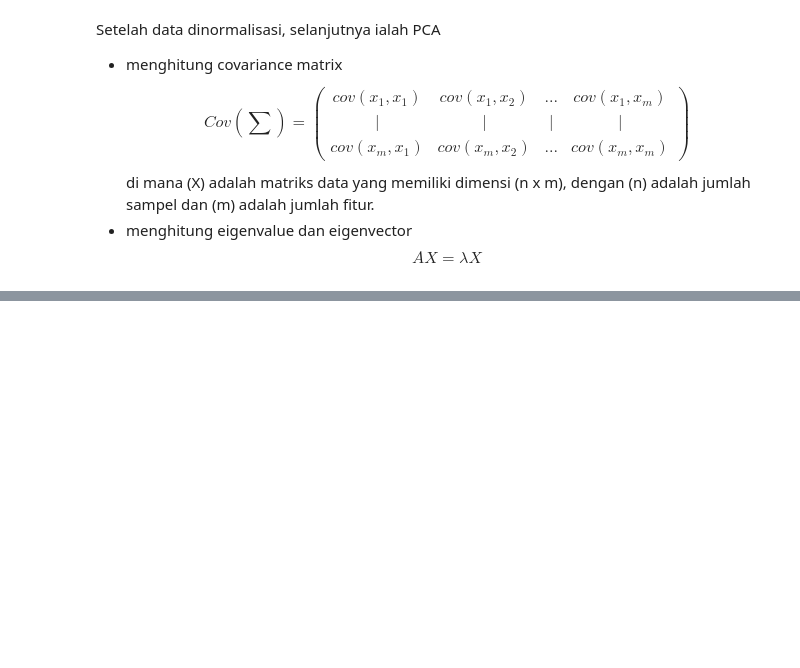
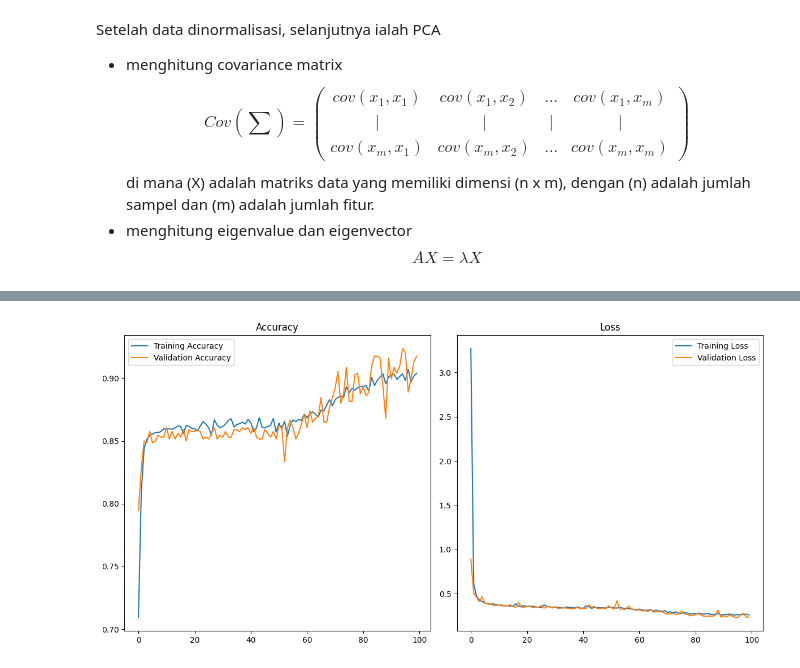
Before and after one commit to GreyWard/churn_prediction_rf, a Jupyter notebook: miketest.ipynb, the cells around one changed output, grey strips where cells are left out. Saved outputs shown, nothing was run; the diff lists cells and outputs as text; code cells hidden in the pictures; blank space fills up the shorter version.

```diff
--- a/miketest.ipynb
+++ b/miketest.ipynb
@@ -178,0 +232,33 @@ def do_pca(data, n_components):
+# %%
+import matplotlib.pyplot as plt
+
+# Print the accuracy and loss
+train_acc = history.history['accuracy']
+train_loss = history.history['loss']
+
+val_acc = history.history['val_accuracy']
+val_loss = history.history['val_loss']
+
+print(f'Training Accuracy: {train_acc[-1]}')
+print(f'Training Loss: {train_loss[-1]}')
+print(f'Validation Accuracy: {val_acc[-1]}')
+print(f'Validation Loss: {val_loss[-1]}')
+
+# Plot the accuracy
+plt.figure(figsize=(12, 6))
+plt.subplot(1, 2, 1)
+plt.plot(train_acc, label='Training Accuracy')
+plt.plot(val_acc, label='Validation Accuracy')
+plt.title('Accuracy')
+plt.legend()
+
+# Plot the loss
+plt.subplot(1, 2, 2)
+plt.plot(train_loss, label='Training Loss')
+plt.plot(val_loss, label='Validation Loss')
+plt.title('Loss')
+plt.legend()
+
+plt.tight_layout()
+plt.show()
+# %% [output]
@@ -178,0 +269 @@ def do_pca(data, n_components):
+[figure, added]
```
Also changed, not shown: parts of 7 cells of this notebook.
